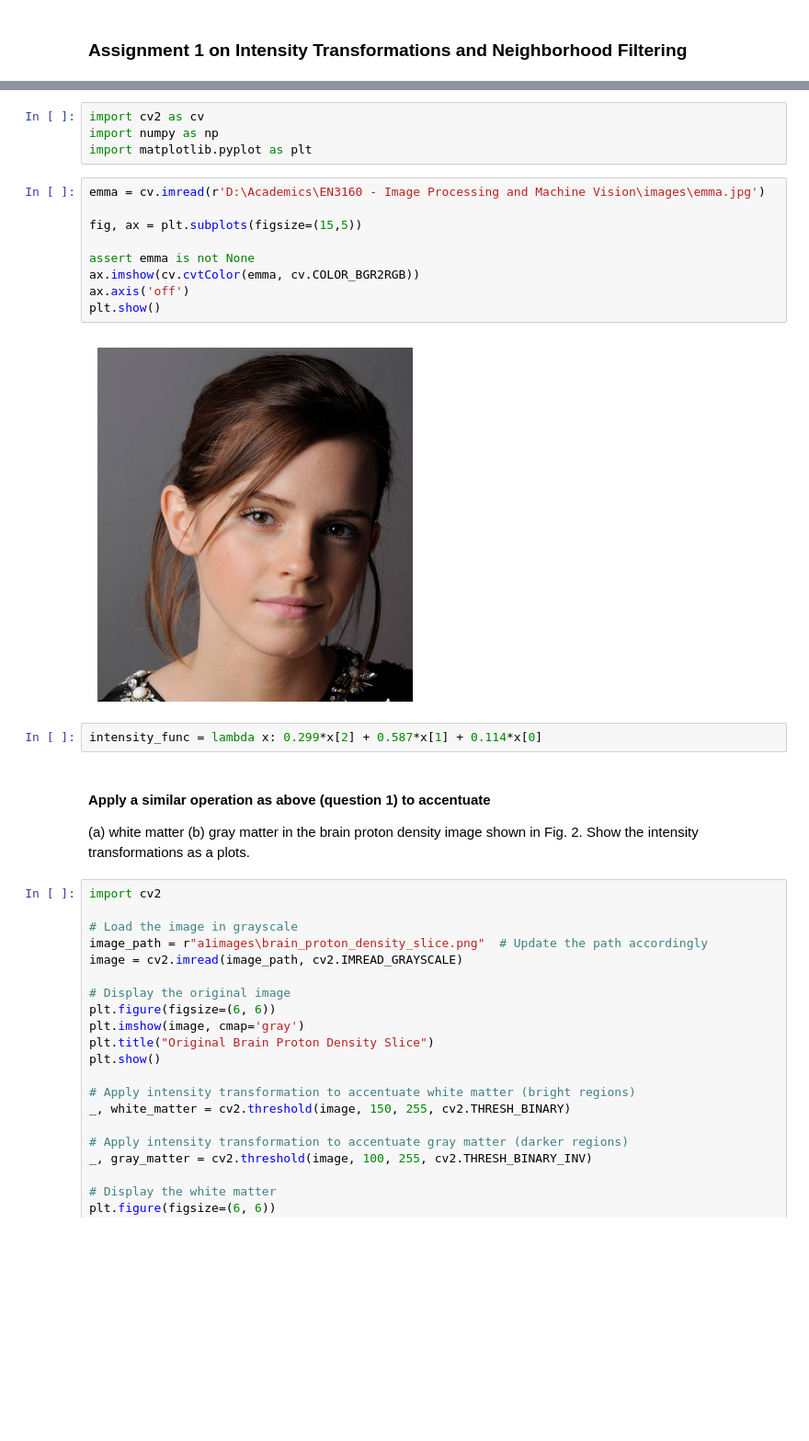
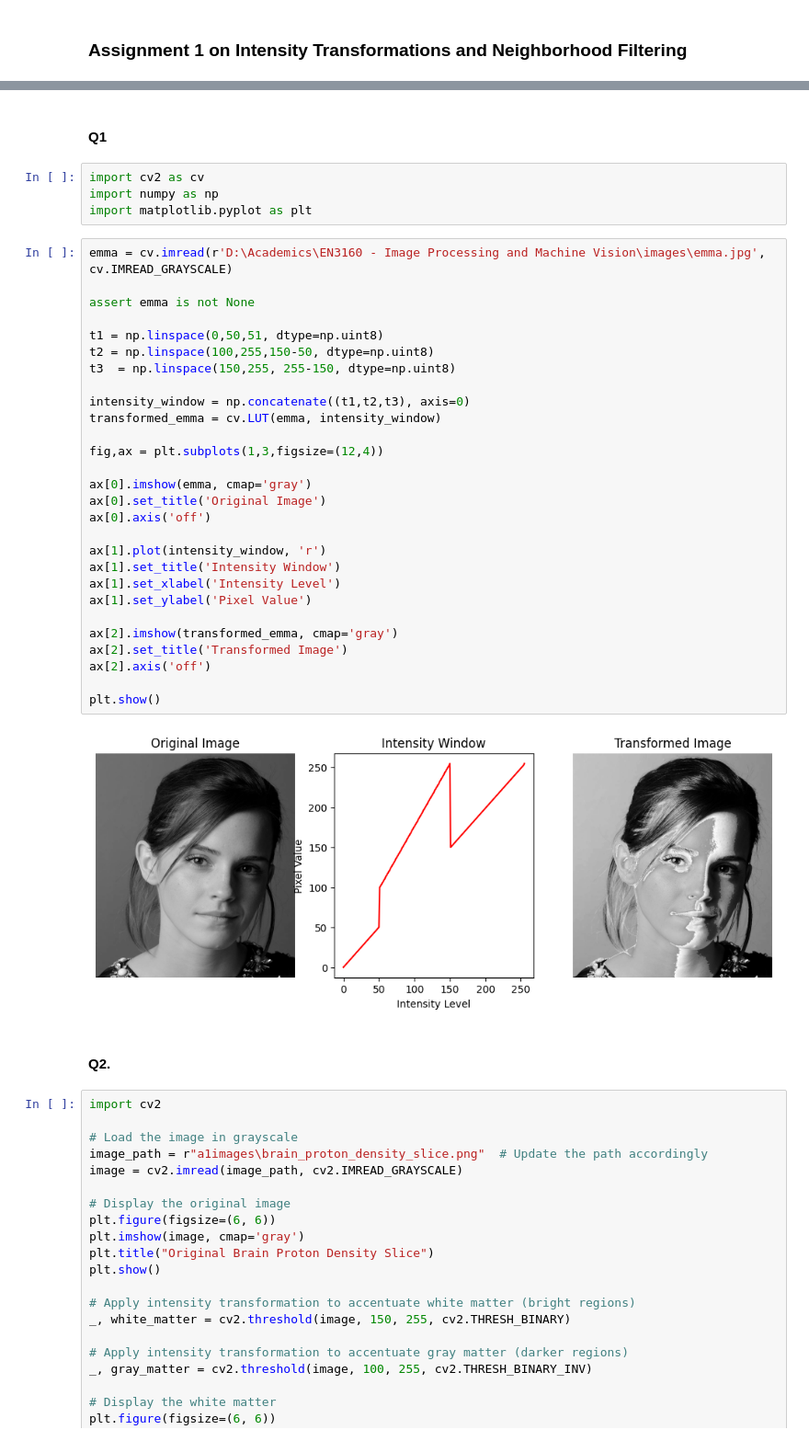
Before and after one commit to nadunnr/EN3160-Image-Processing-and-Machine-Vision, a Jupyter notebook: assignments/Assignment 1/assignment_1.ipynb, the cells around one changed output, grey strips where cells are left out. Shown at 92% size. Saved outputs shown, nothing was run; the diff lists cells and outputs as text; blank space fills up the shorter version.

Commit message:
add intensity windowed emma

```diff
--- a/assignments/Assignment 1/assignment_1.ipynb
+++ b/assignments/Assignment 1/assignment_1.ipynb
@@ -5,25 +3,41 @@
+# %% [markdown]
+#### Q1
 # %%
 import cv2 as cv
 import numpy as np
 import matplotlib.pyplot as plt
-# %%
-emma = cv.imread(r'D:\Academics\EN3160 - Image Processing and Machine Vision\images\emma.jpg')
-
-fig, ax = plt.subplots(figsize=(15,5))
-
-assert emma is not None
-ax.imshow(cv.cvtColor(emma, cv.COLOR_BGR2RGB))
-ax.axis('off')
-plt.show()
-# %% [output]
-[figure, removed]
-# %%
-intensity_func = lambda x: 0.299*x[2] + 0.587*x[1] + 0.114*x[0]
-# %% [markdown]
-#### Apply a similar operation as above (question 1) to accentuate
-(a) white matter
-(b) gray matter
-in the brain proton density image shown in Fig. 2. Show the intensity transformations as a plots.
+# %%
+emma = cv.imread(r'D:\Academics\EN3160 - Image Processing and Machine Vision\images\emma.jpg', cv.IMREAD_GRAYSCALE)
+
+assert emma is not None
+
+t1 = np.linspace(0,50,51, dtype=np.uint8)
+t2 = np.linspace(100,255,150-50, dtype=np.uint8)
+t3  = np.linspace(150,255, 255-150, dtype=np.uint8)
+
+intensity_window = np.concatenate((t1,t2,t3), axis=0)
+transformed_emma = cv.LUT(emma, intensity_window)
+
+fig,ax = plt.subplots(1,3,figsize=(12,4))
+
+ax[0].imshow(emma, cmap='gray')
+ax[0].set_title('Original Image')
+ax[0].axis('off')
+
+ax[1].plot(intensity_window, 'r')
+ax[1].set_title('Intensity Window')
+ax[1].set_xlabel('Intensity Level')
+ax[1].set_ylabel('Pixel Value')
+
+ax[2].imshow(transformed_emma, cmap='gray')
+ax[2].set_title('Transformed Image')
+ax[2].axis('off')
+
+plt.show()
+# %% [output]
+[figure, added]
+# %% [markdown]
+#### Q2.
 # %%
 import cv2
 
```
Also changed, not shown: parts of 1 cell of this notebook.
